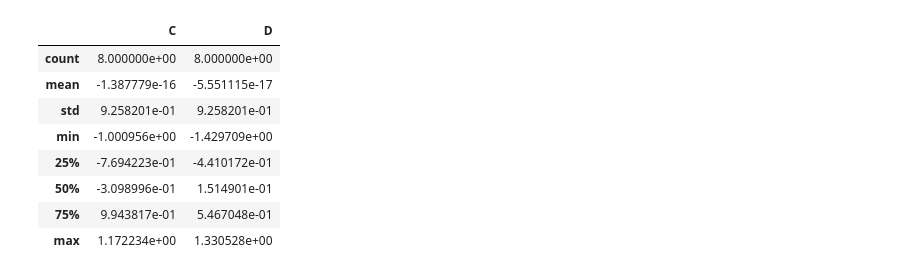
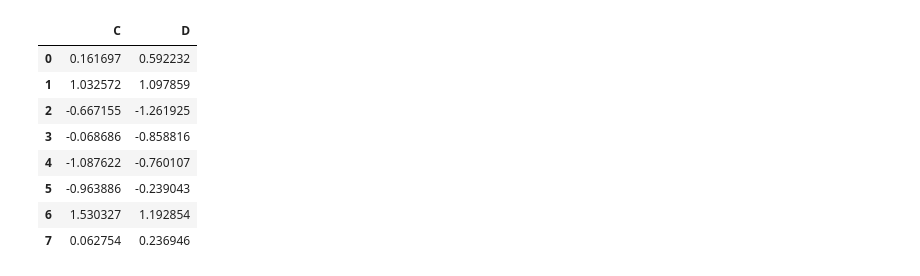
Before and after one commit to AlessandrodAgostino/Python-Projects, a Jupyter notebook: GM/GR_STD.ipynb, the cells around one changed output. Cells and saved outputs as stored; diff of their text form; code cells hidden in the pictures.

```diff
--- a/GM/GR_STD.ipynb
+++ b/GM/GR_STD.ipynb
@@ -18,13 +19,14 @@ df.head()
 # %%
 trans_df = df.groupby('A').transform(lambda x: (x - x.mean()) / x.std())
-trans_df.describe()
+#trans_df.describe()
+trans_df
 # %% [output]
 |  | C | D |
-| count | 8.000000e+00 | 8.000000e+00 |
-| mean | -1.387779e-16 | -5.551115e-17 |
-| std | 9.258201e-01 | 9.258201e-01 |
-| min | -1.000956e+00 | -1.429709e+00 |
-| 25% | -7.694223e-01 | -4.410172e-01 |
-| 50% | -3.098996e-01 | 1.514901e-01 |
-| 75% | 9.943817e-01 | 5.467048e-01 |
-| max | 1.172234e+00 | 1.330528e+00 |
+| 0 | 0.161697 | 0.592232 |
+| 1 | 1.032572 | 1.097859 |
+| 2 | -0.667155 | -1.261925 |
+| 3 | -0.068686 | -0.858816 |
+| 4 | -1.087622 | -0.760107 |
+| 5 | -0.963886 | -0.239043 |
+| 6 | 1.530327 | 1.192854 |
+| 7 | 0.062754 | 0.236946 |
```
Also changed, not shown: parts of 2 cells of this notebook, 2 other files.
